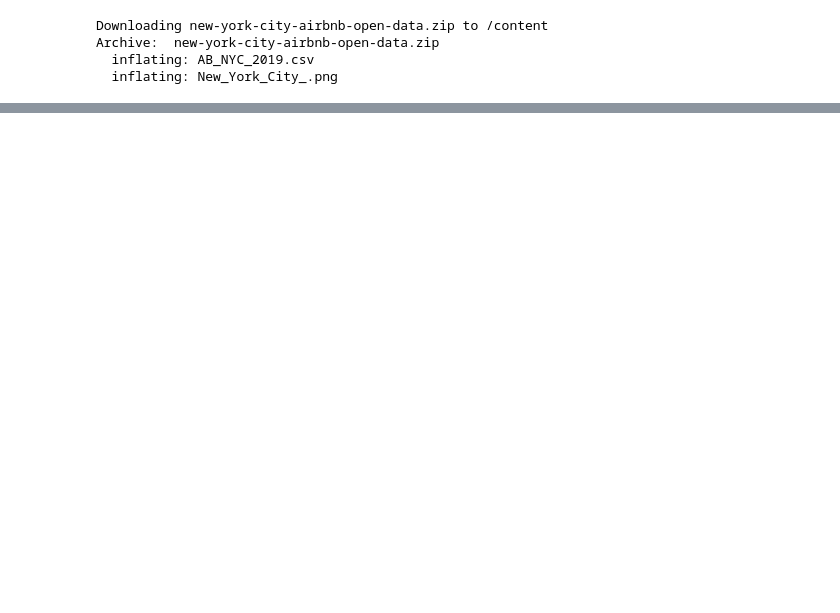
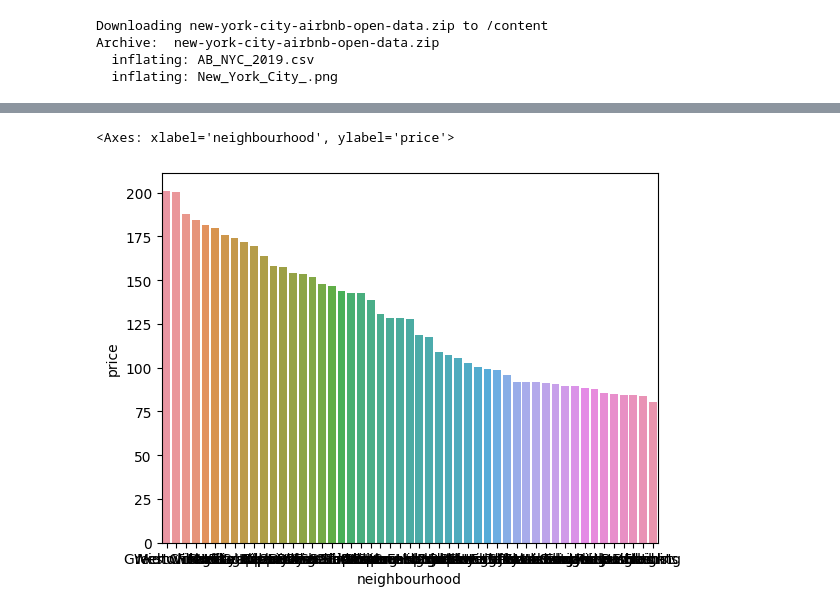
Before and after one commit to chacha86/pythonai, a Jupyter notebook: 선형회귀_숙박료_예측2.ipynb, the cells around one changed output, grey strips where cells are left out. Saved outputs shown, nothing was run; the diff lists cells and outputs as text; code cells hidden in the pictures; blank space fills up the shorter version.

```diff
--- a/선형회귀_숙박료_예측2.ipynb
+++ b/선형회귀_숙박료_예측2.ipynb
@@ -179,0 +239,7 @@ df
+# %%
+df7_tmp = df7.groupby('neighbourhood')['price'].mean().sort_values(ascending=False)
+
+sns.barplot(x=df7_tmp.index, y=df7_tmp)
+# %% [output]
+<Axes: xlabel='neighbourhood', ylabel='price'>
+[figure, added]
```
Also changed, not shown: parts of 15 cells of this notebook.
